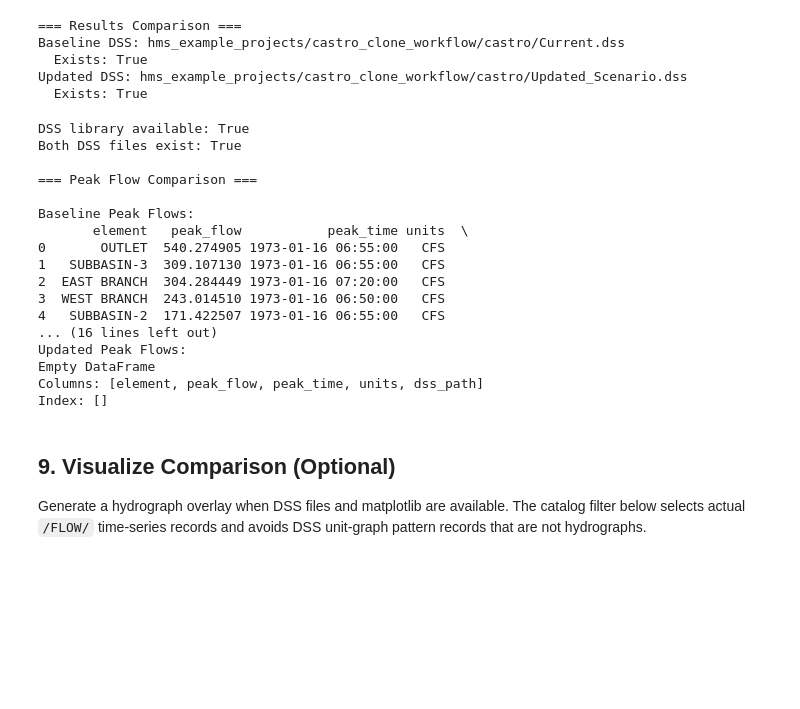
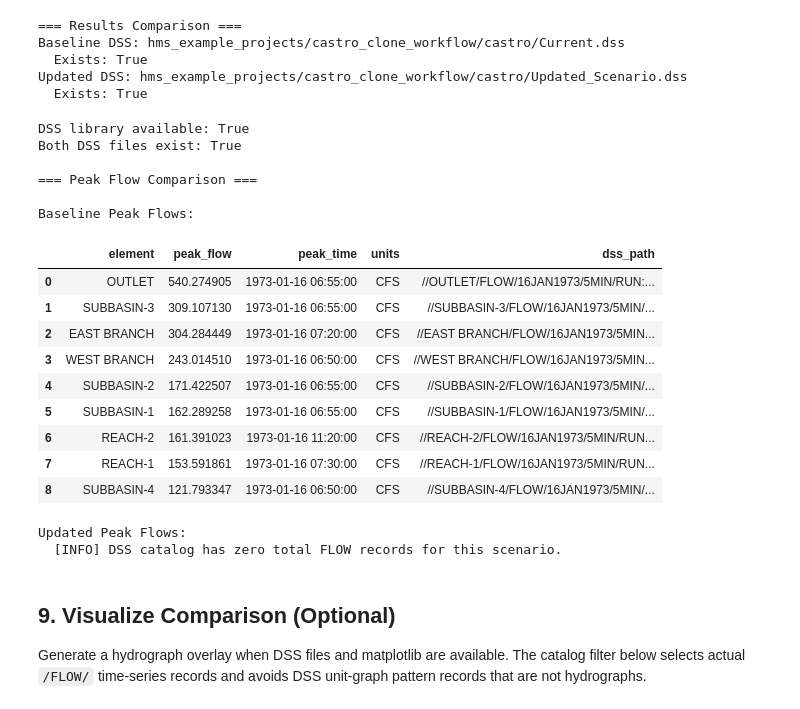
Before and after one commit to gpt-cmdr/hms-commander, a Jupyter notebook: examples/05_clone_workflow.ipynb, the cells around one changed output. Drawn from its saved outputs; the diff is of its cells as text; code cells hidden in the pictures; blank space fills up the shorter version.

```diff
--- a/examples/05_clone_workflow.ipynb
+++ b/examples/05_clone_workflow.ipynb
@@ -585,55 +585,62 @@ Updated DSS: hms_example_projects/castro_clone_workflow/castro/Updated_Scenario.
 # %%
 # Compare peak flows if both DSS files exist
 dss_available = HmsDss.is_available()
 baseline_exists = baseline_dss and baseline_dss.exists()
 updated_exists = updated_dss.exists()
 
 print(f"DSS library available: {dss_available}")
 print(f"Both DSS files exist: {baseline_exists and updated_exists}")
 
+
+def report_peak_flows(label, dss_path):
+    """Read and display peak-flow records without emitting blank tables."""
+    peaks = HmsResults.get_peak_flows(str(dss_path))
+    print(f"\n{label} Peak Flows:")
+    if peaks is None or peaks.empty:
+        print("  [INFO] DSS catalog has zero total FLOW records for this scenario.")
+        return peaks
+    display(peaks)
+    return peaks
+
 if dss_available and baseline_exists and updated_exists:
     print("\n=== Peak Flow Comparison ===")
     try:
-        # Get peak flows from both runs
-        baseline_peaks = HmsResults.get_peak_flows(str(baseline_dss))
-        print("\nBaseline Peak Flows:")
-        print(baseline_peaks)
+        baseline_peaks = report_peak_flows("Baseline", baseline_dss)
     except Exception as e:
         print(f"Could not read baseline peaks: {e}")
 
     try:
-        updated_peaks = HmsResults.get_peak_flows(str(updated_dss))
-        print("\nUpdated Peak Flows:")
-        print(updated_peaks)
+        updated_peaks = report_peak_flows("Updated", updated_dss)
     except Exception as e:
         print(f"Could not read updated peaks: {e}")
 else:
-    print("\n[INFO] DSS comparison not available.")
+    print("\n[INFO] DSS comparison unavailable for this environment.")
     if not dss_available:
-        print("  - DSS library (pyjnius/Java) not configured")
+        print("  - DSS library (pyjnius/Java) is not configured")
     if not baseline_exists:
-        print("  - Baseline DSS file does not exist")
+        print("  - Baseline DSS file is absent")
     if not updated_exists:
-        print("  - Updated DSS file does not exist")
+        print("  - Updated DSS file is absent")
     print("\nRun HEC-HMS simulations first to generate DSS output files.")
 # %% [output]
 DSS library available: True
 Both DSS files exist: True
 
 === Peak Flow Comparison ===
 
 Baseline Peak Flows:
-       element   peak_flow           peak_time units  \
-0       OUTLET  540.274905 1973-01-16 06:55:00   CFS
-1   SUBBASIN-3  309.107130 1973-01-16 06:55:00   CFS
-2  EAST BRANCH  304.284449 1973-01-16 07:20:00   CFS
-3  WEST BRANCH  243.014510 1973-01-16 06:50:00   CFS
-4   SUBBASIN-2  171.422507 1973-01-16 06:55:00   CFS
-... (16 lines left out)
-Updated Peak Flows:
-Empty DataFrame
-Columns: [element, peak_flow, peak_time, units, dss_path]
-Index: []
+|  | element | peak_flow | peak_time | units | dss_path |
+| 0 | OUTLET | 540.274905 | 1973-01-16 06:55:00 | CFS | //OUTLET/FLOW/16JAN1973/5MIN/RUN:... |
+| 1 | SUBBASIN-3 | 309.107130 | 1973-01-16 06:55:00 | CFS | //SUBBASIN-3/FLOW/16JAN1973/5MIN/... |
+| 2 | EAST BRANCH | 304.284449 | 1973-01-16 07:20:00 | CFS | //EAST BRANCH/FLOW/16JAN1973/5MIN... |
+| 3 | WEST BRANCH | 243.014510 | 1973-01-16 06:50:00 | CFS | //WEST BRANCH/FLOW/16JAN1973/5MIN... |
+| 4 | SUBBASIN-2 | 171.422507 | 1973-01-16 06:55:00 | CFS | //SUBBASIN-2/FLOW/16JAN1973/5MIN/... |
+| 5 | SUBBASIN-1 | 162.289258 | 1973-01-16 06:55:00 | CFS | //SUBBASIN-1/FLOW/16JAN1973/5MIN/... |
+| 6 | REACH-2 | 161.391023 | 1973-01-16 11:20:00 | CFS | //REACH-2/FLOW/16JAN1973/5MIN/RUN... |
+| 7 | REACH-1 | 153.591861 | 1973-01-16 07:30:00 | CFS | //REACH-1/FLOW/16JAN1973/5MIN/RUN... |
+| 8 | SUBBASIN-4 | 121.793347 | 1973-01-16 06:50:00 | CFS | //SUBBASIN-4/FLOW/16JAN1973/5MIN/... |
+Updated Peak Flows:
+  [INFO] DSS catalog has zero total FLOW records for this scenario.
 # %% [markdown]
 ## 9. Visualize Comparison (Optional)
 
```
Also changed, not shown: 1 other file.
